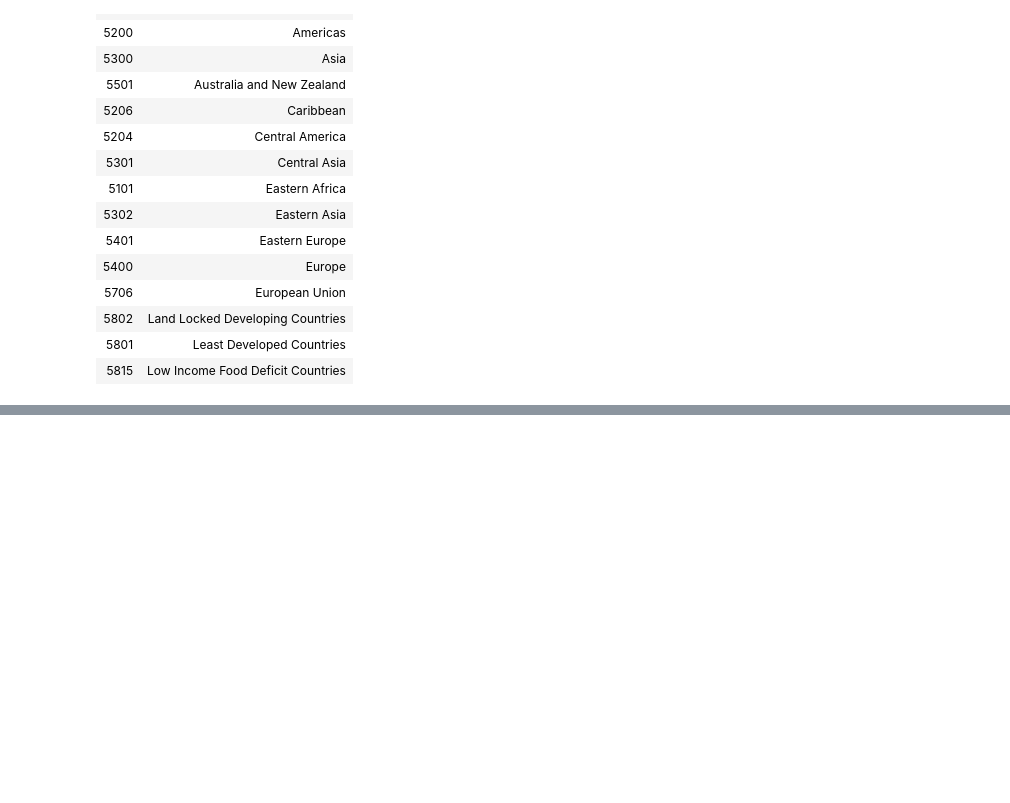
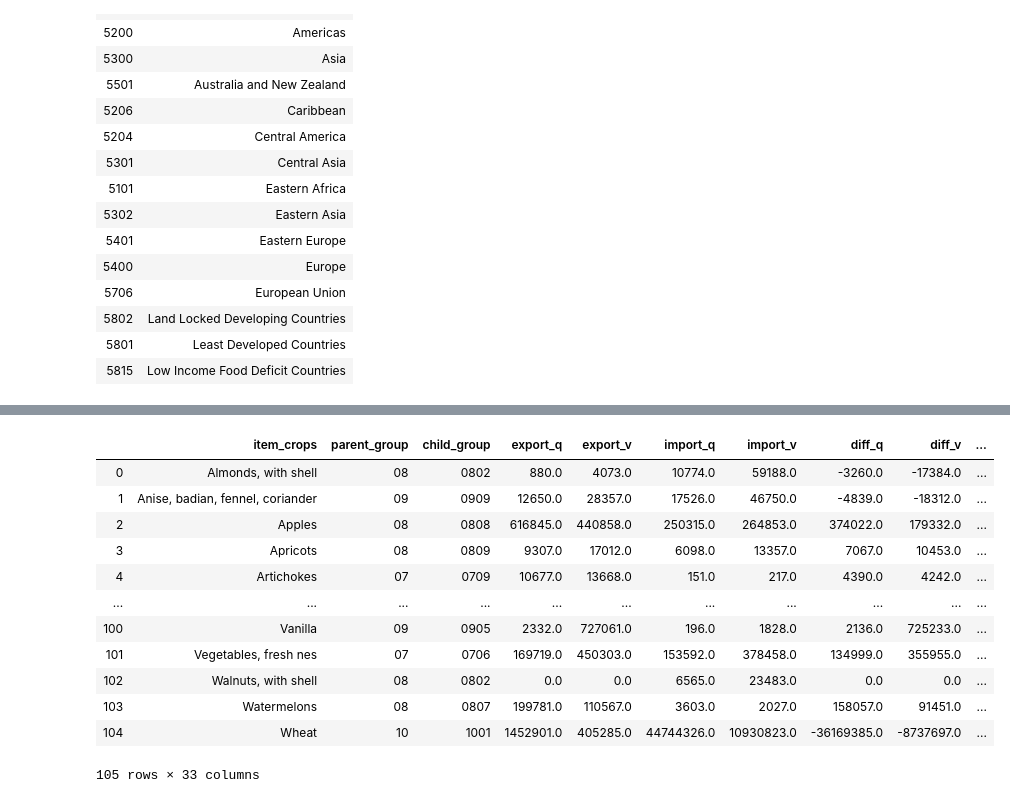
Before and after one commit to dsalathe/jurassic-spark, a Jupyter notebook: df_construction.ipynb, the cells around one changed output, grey strips where cells are left out. Drawn from its saved outputs; the diff is of its cells as text; code cells hidden in the pictures; blank space fills up the shorter version.

```diff
--- a/df_construction.ipynb
+++ b/df_construction.ipynb
@@ -201,7 +217,7 @@ def badassfunction(df_import_export,group_country=None,country=None,group_crops=
     if group_country != None :
         df_cleaned = df_cleaned[df_cleaned['area_code'].isin(dicts.get(group_country))]
     if country != None:
-        df_cleaned = df_cleaned[df_cleaned['country_code']==country]
+        df_cleaned = df_cleaned[df_cleaned['area_code']==country]
     if group_crops != None:
         df_cleaned = df_cleaned[df_cleaned['parent_group']==group_crops]
     if crops != None:
@@ -210,35 +226,35 @@ def badassfunction(df_import_export,group_country=None,country=None,group_crops=
         df_cleaned = df_cleaned[df_cleaned['year']==year]
 
     # Add new features
-    df_cleaned['diff_quantity'] = df_cleaned['export_quantity'] - df_cleaned['import_quantity']
-    df_cleaned['profit'] = df_cleaned['export_value'] - df_cleaned['import_value']
+    df_cleaned['diff_q'] = df_cleaned['export_q'] - df_cleaned['import_q']
+    df_cleaned['diff_v'] = df_cleaned['export_v'] - df_cleaned['import_v']
 
     # If feature is added above then add it name in that list
-    list_features = ['export_quantity','export_value','import_quantity','import_value','diff_quantity','profit']
+    list_features = ['export_q','export_v','import_q','import_v','diff_q','diff_v']
     #Group by item
     if by_crop:
-        df_sum = df_cleaned.groupby(['item_x','parent_group','child_group'])[list_features].sum().reset_index()
+        df_sum = df_cleaned.groupby(['item_crops','parent_group','child_group'])[list_features].sum().reset_index()
 
-        df_max = df_cleaned.groupby(['item_x','parent_group','child_group'])[list_features].max().reset_index()
-        df_max_index = df_cleaned.groupby(['item_x','parent_group','child_group'])[list_features].idxmax().reset_index()
+        df_max = df_cleaned.groupby(['item_crops','parent_group','child_group'])[list_features].max().reset_index()
+        df_max_index = df_cleaned.groupby(['item_crops','parent_group','child_group'])[list_features].idxmax().reset_index()
 
-        df_min = df_cleaned.groupby(['item_x','parent_group','child_group'])[list_features].min().reset_index()
-        df_min_index =  df_cleaned.groupby(['item_x','parent_group','child_group'])[list_features].idxmin().reset_index()
+        df_min = df_cleaned.groupby(['item_crops','parent_group','child_group'])[list_features].min().reset_index()
+        df_min_index =  df_cleaned.groupby(['item_crops','parent_group','child_group'])[list_features].idxmin().reset_index()
 
-        merge_item = 'item_x'
-        replace_item = 'area'
+        merge_item = 'item_crops'
+        replace_item = 'area_crops'
 
     if by_country:
-        df_sum = df_cleaned.groupby(['area','area_code'])[list_features].sum().reset_index()
+        df_sum = df_cleaned.groupby(['area_crops','area_code'])[list_features].sum().reset_index()
 
-        df_max = df_cleaned.groupby(['area','area_code'])[list_features].max().reset_index()
-        df_max_index = df_cleaned.groupby(['area','area_code'])[list_features].idxmax().reset_index()
+        df_max = df_cleaned.groupby(['area_crops','area_code'])[list_features].max().reset_index()
+        df_max_index = df_cleaned.groupby(['area_crops','area_code'])[list_features].idxmax().reset_index()
 
-        df_min = df_cleaned.groupby(['area','area_code'])[list_features].min().reset_index()
-        df_min_index =  df_cleaned.groupby(['area','area_code'])[list_features].idxmin().reset_index()
+        df_min = df_cleaned.groupby(['area_crops','area_code'])[list_features].min().reset_index()
+        df_min_index =  df_cleaned.groupby(['area_crops','area_code'])[list_features].idxmin().reset_index()
 
-        merge_item = 'area'
-        replace_item = 'item_x'
+        merge_item = 'area_crops'
+        replace_item = 'item_crops'
 
     for i in range(len(list_features)):
         df_max_index.loc[:,list_features[i]] = df_import_export.loc[df_max_index.loc[:,list_features[i]],replace_item].values
@@ -255,3 +271,19 @@ def badassfunction(df_import_export,group_country=None,country=None,group_crops=
 
     df_tot = pd.merge(df_sum, df_merged_tot, left_on=merge_item,right_on=merge_item)
     return df_tot
+# %%
+badassfunction(final_df,group_country=5100,group_crops=None,crops=None,year=2017,by_crop=True,by_country=False)
+# %% [output]
+|  | item_crops | parent_group | child_group | export_q | export_v | import_q | import_v | diff_q | diff_v | ... |
+| 0 | Almonds, with shell | 08 | 0802 | 880.0 | 4073.0 | 10774.0 | 59188.0 | -3260.0 | -17384.0 | ... |
+| 1 | Anise, badian, fennel, coriander | 09 | 0909 | 12650.0 | 28357.0 | 17526.0 | 46750.0 | -4839.0 | -18312.0 | ... |
+| 2 | Apples | 08 | 0808 | 616845.0 | 440858.0 | 250315.0 | 264853.0 | 374022.0 | 179332.0 | ... |
+| 3 | Apricots | 08 | 0809 | 9307.0 | 17012.0 | 6098.0 | 13357.0 | 7067.0 | 10453.0 | ... |
+| 4 | Artichokes | 07 | 0709 | 10677.0 | 13668.0 | 151.0 | 217.0 | 4390.0 | 4242.0 | ... |
+| ... | ... | ... | ... | ... | ... | ... | ... | ... | ... | ... |
+| 100 | Vanilla | 09 | 0905 | 2332.0 | 727061.0 | 196.0 | 1828.0 | 2136.0 | 725233.0 | ... |
+| 101 | Vegetables, fresh nes | 07 | 0706 | 169719.0 | 450303.0 | 153592.0 | 378458.0 | 134999.0 | 355955.0 | ... |
+| 102 | Walnuts, with shell | 08 | 0802 | 0.0 | 0.0 | 6565.0 | 23483.0 | 0.0 | 0.0 | ... |
+| 103 | Watermelons | 08 | 0807 | 199781.0 | 110567.0 | 3603.0 | 2027.0 | 158057.0 | 91451.0 | ... |
+| 104 | Wheat | 10 | 1001 | 1452901.0 | 405285.0 | 44744326.0 | 10930823.0 | -36169385.0 | -8737697.0 | ... |
+105 rows × 33 columns
```
Also changed, not shown: parts of 1 cell of this notebook.
